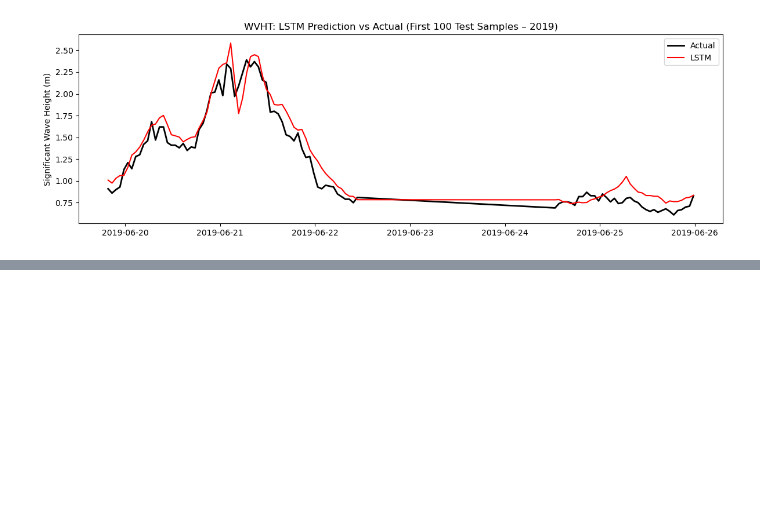
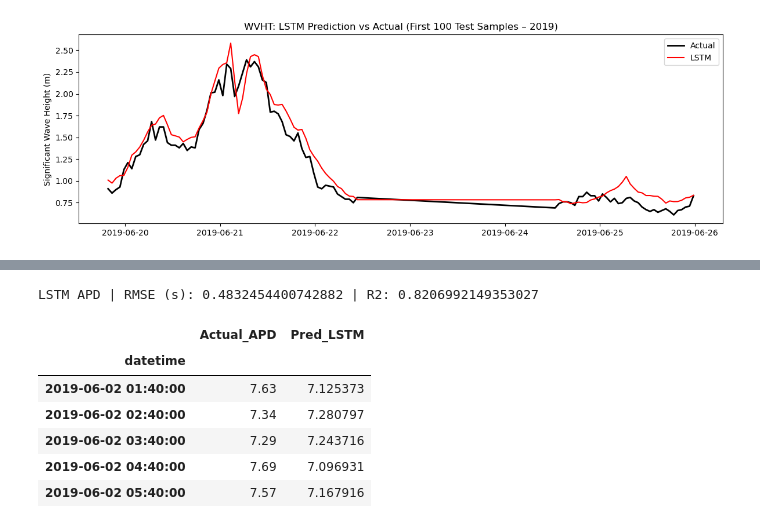
Before and after one commit to RichelCode/Wave-Energy-Forecasting, a Jupyter notebook: Wave Analysis.ipynb, the cells around one changed output, grey strips where cells are left out. Drawn from its saved outputs; the diff is of its cells as text; code cells hidden in the pictures; blank space fills up the shorter version.

```diff
--- a/Wave Analysis.ipynb
+++ b/Wave Analysis.ipynb
@@ -818,0 +847,16 @@ plt.show()
+# %%
+def make_sequences(X, y, lookback):
+    Xs, ys = [], []
+    for i in range(lookback, len(X)):
+        Xs.append(X[i-lookback:i])
+        ys.append(y[i])
+    return np.array(Xs, dtype=np.float32), np.array(ys, dtype=np.float32)
+
+LOOKBACK = 24
+
+Xtr_seq, ytr_seq = make_sequences(X_train, y_train, LOOKBACK)
+Xte_seq, yte_seq = make_sequences(X_test,  y_test,  LOOKBACK)
+
+test_pred_index = test_index[LOOKBACK:]
+
+print("Train seq:", Xtr_seq.shape, "Test seq:", Xte_seq.shape)
@@ -818,0 +970,33 @@ plt.show()
+# %%
+model.eval()
+preds_scaled = []
+with torch.no_grad():
+    for xb, _ in test_loader:
+        xb = xb.to(device)
+        preds_scaled.append(model(xb).cpu().numpy())
+
+y_pred_s = np.concatenate(preds_scaled)
+
+y_pred_sec = scaler_y.inverse_transform(y_pred_s.reshape(-1,1)).ravel()
+y_true_sec = scaler_y.inverse_transform(yte_seq.reshape(-1,1)).ravel()
+
+rmse = np.sqrt(mean_squared_error(y_true_sec, y_pred_sec))
+r2   = r2_score(y_true_sec, y_pred_sec)
+print("LSTM APD | RMSE (s):", rmse, "| R2:", r2)
+
+preds_df_lstm_apd = pd.DataFrame({
+    "Actual_APD": y_true_sec,
+    "Pred_LSTM": y_pred_sec
+}, index=test_pred_index)
+
+preds_df_lstm_apd.to_excel("APD_LSTM_predictions.xlsx")
+preds_df_lstm_apd.head()
+# %% [output]
+LSTM APD | RMSE (s): 0.4832454400742882 | R2: 0.8206992149353027
+|  | Actual_APD | Pred_LSTM |
+| datetime |  |  |
+| 2019-06-02 01:40:00 | 7.63 | 7.125373 |
+| 2019-06-02 02:40:00 | 7.34 | 7.280797 |
+| 2019-06-02 03:40:00 | 7.29 | 7.243716 |
+| 2019-06-02 04:40:00 | 7.69 | 7.096931 |
+| 2019-06-02 05:40:00 | 7.57 | 7.167916 |
```
Also changed, not shown: parts of 5 cells of this notebook.
